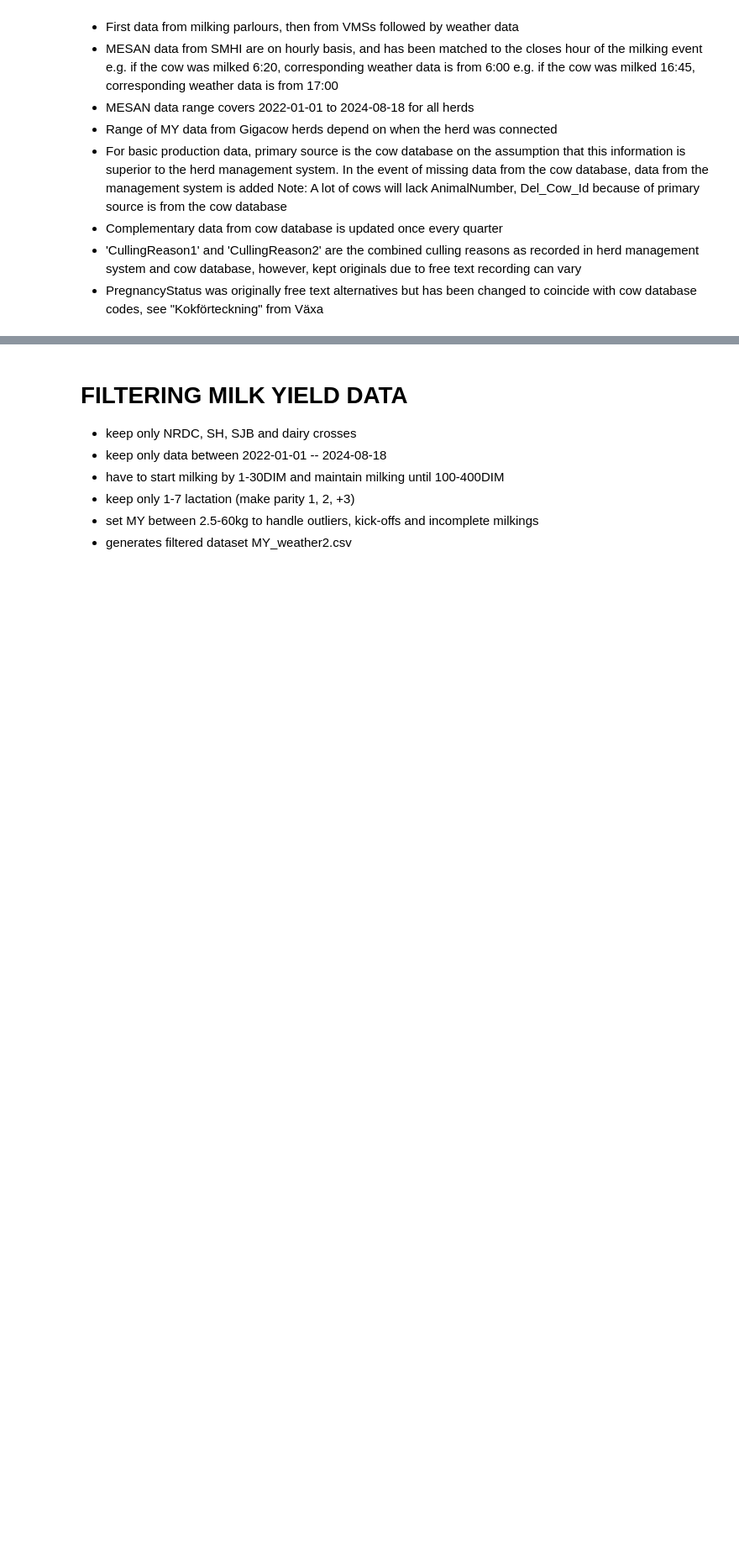
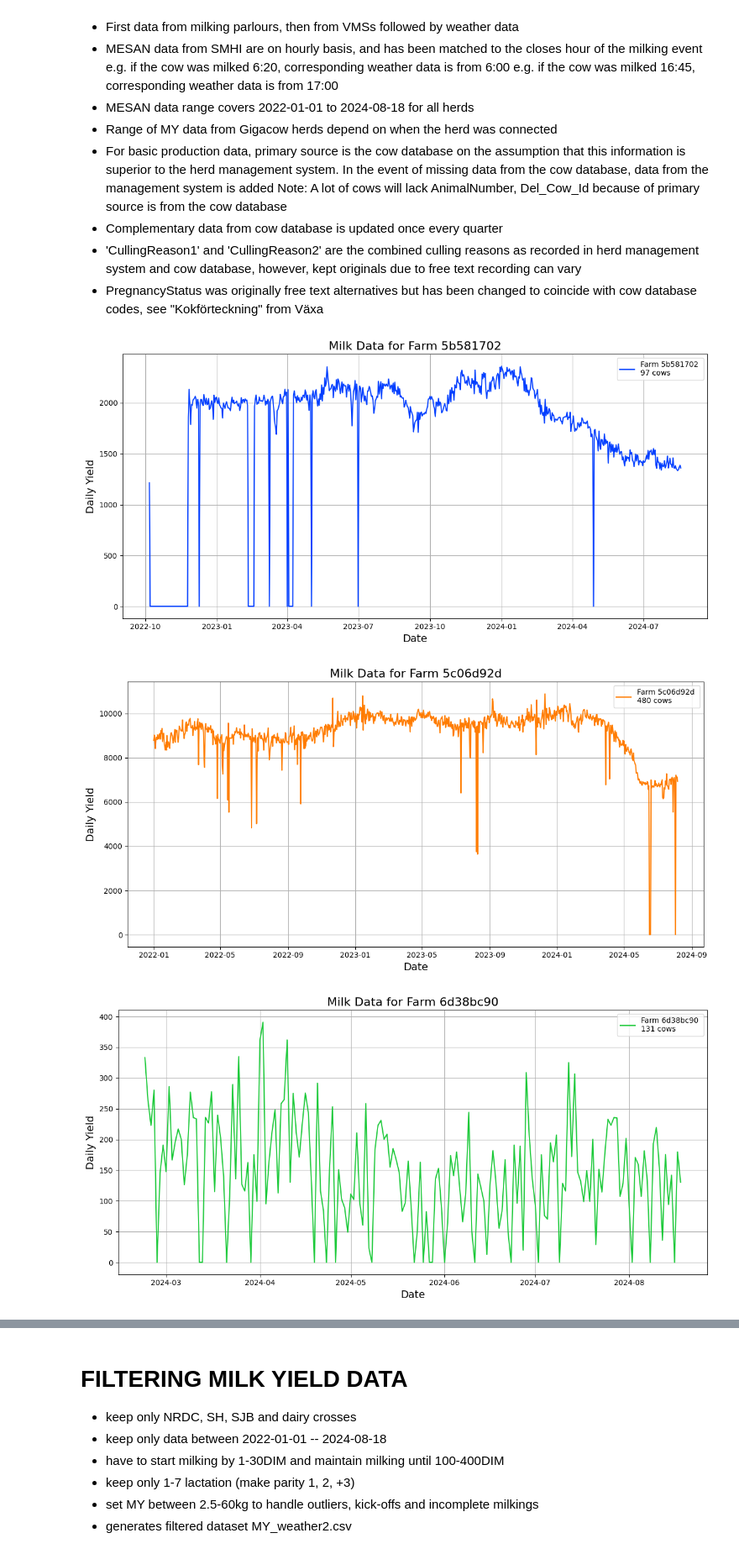
Before and after one commit to pgullstrand/Gigacow-tools, a Jupyter notebook: Projects/HeatStressEvaluation/DataPreprocessing/HeatStressCleanWorkFlow.ipynb, the cells around one changed output, grey strips where cells are left out. Shown at 84% size. Drawn from its saved outputs; the diff is of its cells as text; code cells hidden in the pictures; blank space fills up the shorter version.

```diff
--- a/Projects/HeatStressEvaluation/DataPreprocessing/HeatStressCleanWorkFlow.ipynb
+++ b/Projects/HeatStressEvaluation/DataPreprocessing/HeatStressCleanWorkFlow.ipynb
@@ -1970,7 +2191,7 @@ print(f"No. of cows in updateDF: {df3a.shape}")  # 1,659
 #
 # PLOTTING TOTAL DAILY MILK YIELD BY HERD IN CRUDE DATA
 # Load data
-df_lact = pd.read_csv("MY_weather.csv", low_memory=False)
+df_lact = pd.read_csv("../Data/MY_weather.csv", low_memory=False)
 
 # Ensure the StartDate column is a datetime object
 df_lact['StartDate'] = pd.to_datetime(df_lact['StartDate'])
@@ -1990,30 +2211,34 @@ farm_color_mapping = {}
 # Loop through each farm and create a separate plot for each
 for i, farm in enumerate(list_of_farms):
     # Create a new figure for each farm
     plt.figure(figsize=(12, 6))
 
     selected_farm = df_lact[df_lact['FarmName_Pseudo'] == farm]
     number_of_cows = len(selected_farm['SE_Number'].unique())
     daily_yield = selected_farm.groupby('StartDate')['TotalYield'].sum()
 
     # Get color for this farm, ensuring enough colors
     color = sns.color_palette('bright', n_colors=max(len(list_of_farms), 10))[i]
     farm_color_mapping[farm] = color
 
     # Generate a complete date range and reindex the daily yield
     all_dates = pd.date_range(start=daily_yield.index.min(), end=daily_yield.index.max(), freq='D')
     daily_yield = daily_yield.reindex(all_dates, fill_value=0)
 
     # Plot data
     plt.plot(daily_yield.index, daily_yield.values, label=f'Farm {farm} \n{number_of_cows} cows', color=color)
     plt.title(f'Milk Data for Farm {farm}', fontsize=16)
     plt.ylabel('Daily Yield', fontsize=14)
     plt.legend(loc='upper right')
     plt.grid(True)
 
     # Set x-axis label
     plt.xlabel('Date', fontsize=14)
 
     # Show the plot
     plt.tight_layout()
     plt.show()
+# %% [output]
+[figure, added]
+[figure, added]
+[figure, added]
```
Also changed, not shown: parts of 37 cells of this notebook.
